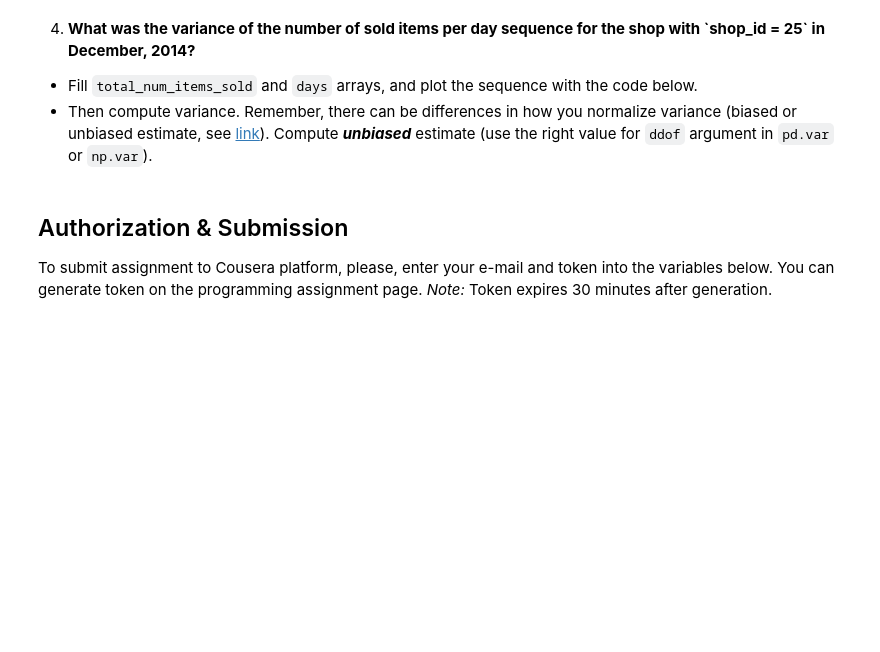
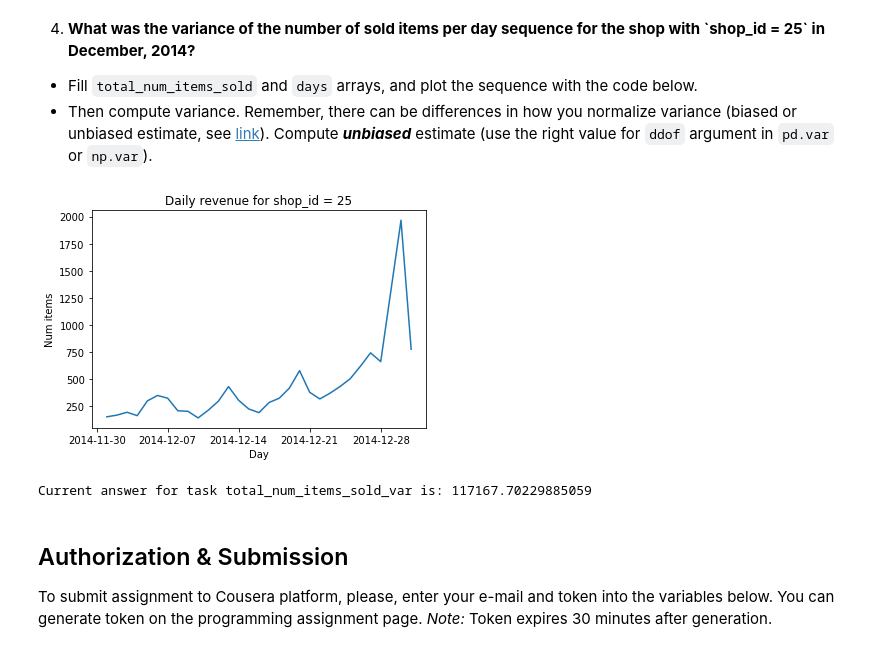
Before and after one commit to jpceia/competitive-data-science, a Jupyter notebook: week1/PandasBasics.ipynb, the cells around one changed output. Drawn from its saved outputs; the diff is of its cells as text; code cells hidden in the pictures; blank space fills up the shorter version.

```diff
--- a/week1/PandasBasics.ipynb
+++ b/week1/PandasBasics.ipynb
@@ -99,6 +99,6 @@ The first question is:
 # converting "string dates" to datetime format
 transactions['date'] = pd.to_datetime(transactions['date'], format="%d.%m.%Y")
 # %%
-transactions['rev'] = transactions['item_price'] * transactions['item_cnt_day']
+transactions['rev'] = transactions['item_cnt_day'] * transactions['item_price']
 # %%
 filt = (transactions['date'].dt.year == 2014) & (transactions['date'].dt.month == 9)
@@ -177,20 +165,24 @@ Remember, the data can sometimes be noisy.
 # %%
 shop_id = 25
 
-filt = (transactions['shop_id'] == 25) && (transactions['date'].dt.year == 2014) && (transactions['date'].dt.month == 12)
-df = transactions[filt].groupby('date').sum
-total_num_items_sold = transactions.loc['date', ]
-days = # YOUR CODE GOES HERE
+# YOUR CODE GOES HERE
+filt = (transactions['shop_id'] == shop_id) & (transactions['date'].dt.year == 2014) & (transactions['date'].dt.month == 12)
+df = transactions[filt].groupby('date').sum()['item_cnt_day']
+total_num_items_sold = df.values
+days = df.index
 
 # Plot it
 plt.plot(days, total_num_items_sold)
 plt.ylabel('Num items')
 plt.xlabel('Day')
 plt.title("Daily revenue for shop_id = 25")
 plt.show()
 
-total_num_items_sold_var = # PUT YOUR ANSWER IN THIS VARIABLE
+total_num_items_sold_var = df.var()# PUT YOUR ANSWER IN THIS VARIABLE
 grader.submit_tag('total_num_items_sold_var', total_num_items_sold_var)
+# %% [output]
+[figure, added]
+Current answer for task total_num_items_sold_var is: 117167.70229885059
 # %% [markdown]
 ## Authorization & Submission
 To submit assignment to Cousera platform, please, enter your e-mail and token into the variables below. You can generate token on the programming assignment page. *Note:* Token expires 30 minutes after generation.
```
Also changed, not shown: parts of 7 cells of this notebook.
